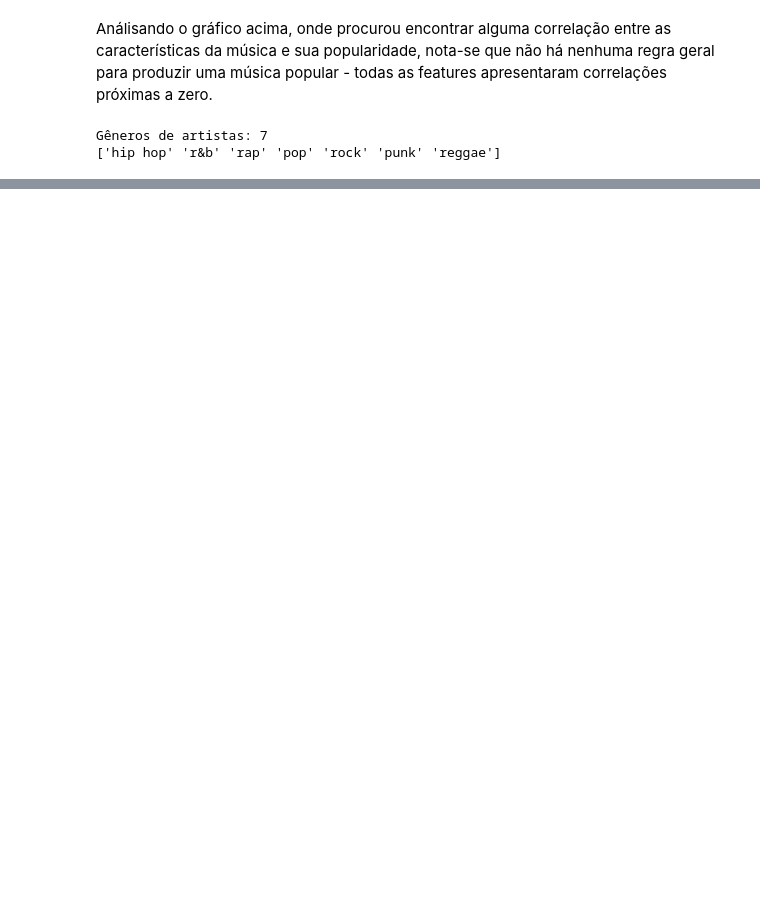
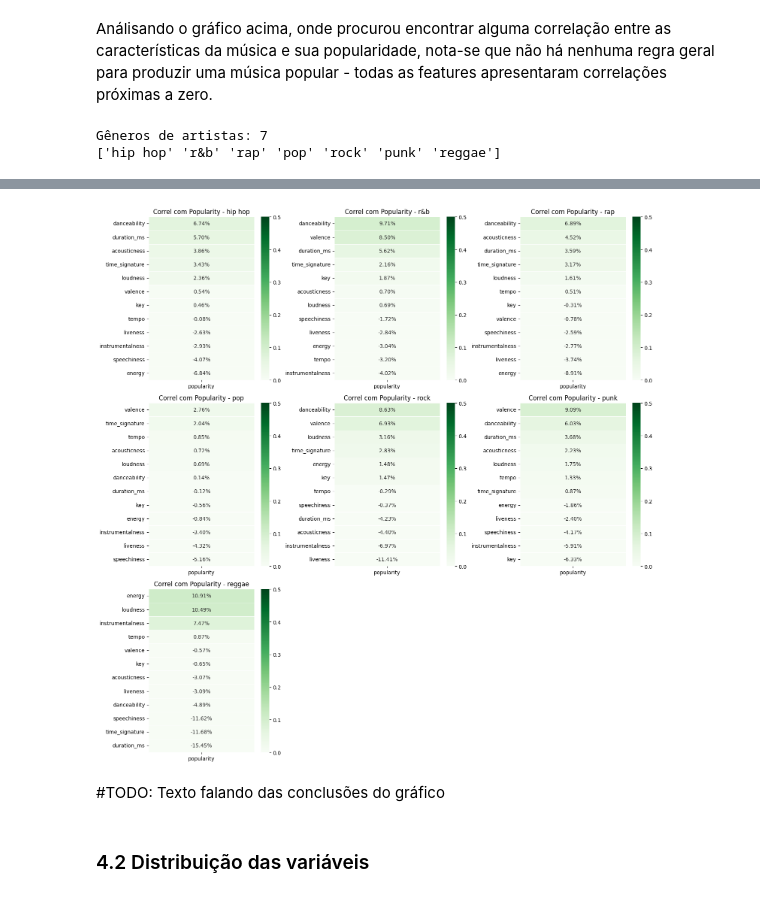
Before and after one commit to Ciencia-de-Dados-IMT-2023/Projeto-Spotify-2023.1, a Jupyter notebook: notebooks/02_EDA.ipynb, the cells around one changed output, grey strips where cells are left out. Drawn from its saved outputs; the diff is of its cells as text; code cells hidden in the pictures; blank space fills up the shorter version.

```diff
--- a/notebooks/02_EDA.ipynb
+++ b/notebooks/02_EDA.ipynb
@@ -251,0 +239,48 @@ for genero in generos_artistas:
+# %%
+# Cálculo do tamanho da grid
+num_plots = len(generos_artistas)
+cols = math.ceil(math.sqrt(num_plots))
+rows = math.ceil(num_plots / cols)
+
+# Criação da grid de subplots
+fig, axes = plt.subplots(rows, cols, figsize=(15, 15))
+
+for i, genero in enumerate(generos_artistas):
+    df_genero = df_musicas[df_musicas['artist_genres'] == genero]
+    correl = df_genero.drop(columns=colunas_nao_usadas).corr()[['popularity']].sort_values(by=['popularity'], ascending=False).drop('popularity')
+
+    # Determinar o índice da subplot atual
+    row_idx = i // cols
+    col_idx = i % cols
+
+    sns.heatmap(
+        correl,
+
+        annot=True,
+        vmin=0,
+        vmax=.5,
+        cmap='Greens',
+        linewidths=.5,
+        fmt='.2%',
+        ax=axes[row_idx, col_idx]
+
+        )
+
+    axes[row_idx, col_idx].set_title(f'Correl com Popularity - {genero}')
+
+# Remover subplots vazios
+if num_plots < rows * cols:
+    for j in range(num_plots, rows * cols):
+        fig.delaxes(axes.flatten()[j])
+
+# Ajuste do espaçamento entre as subplots
+plt.tight_layout()
+
+# Exibição do gráfico
+plt.show()
+# %% [output]
+[figure, added]
+# %% [markdown]
+#TODO: Texto falando das conclusões do gráfico
+# %% [markdown]
+### 4.2 Distribuição das variáveis
```
Also changed, not shown: parts of 28 cells of this notebook, 2 other files.
